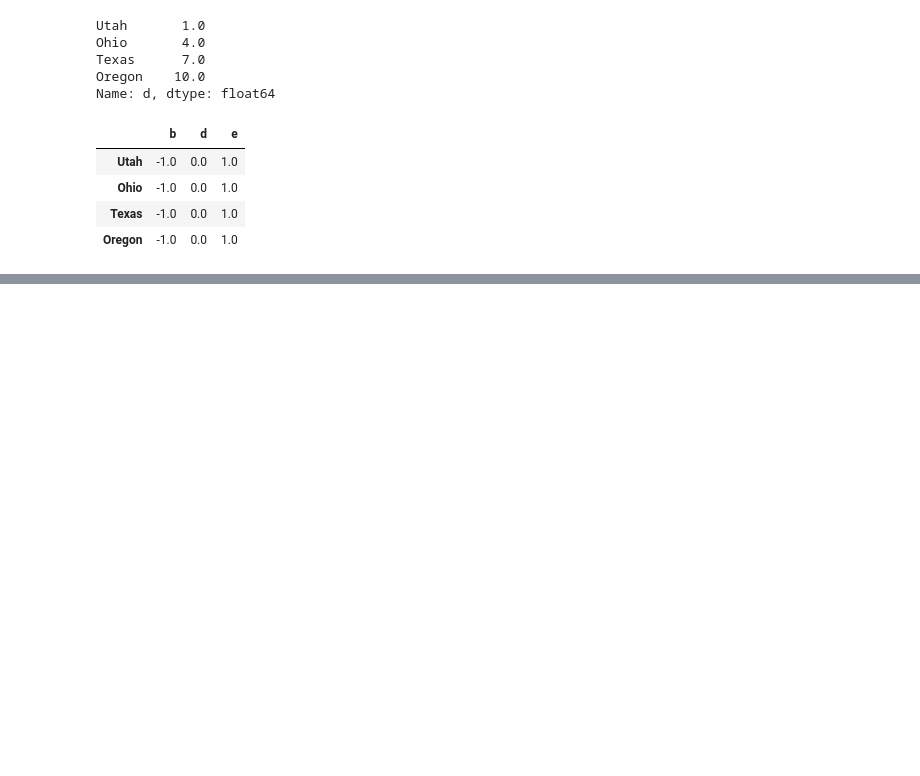
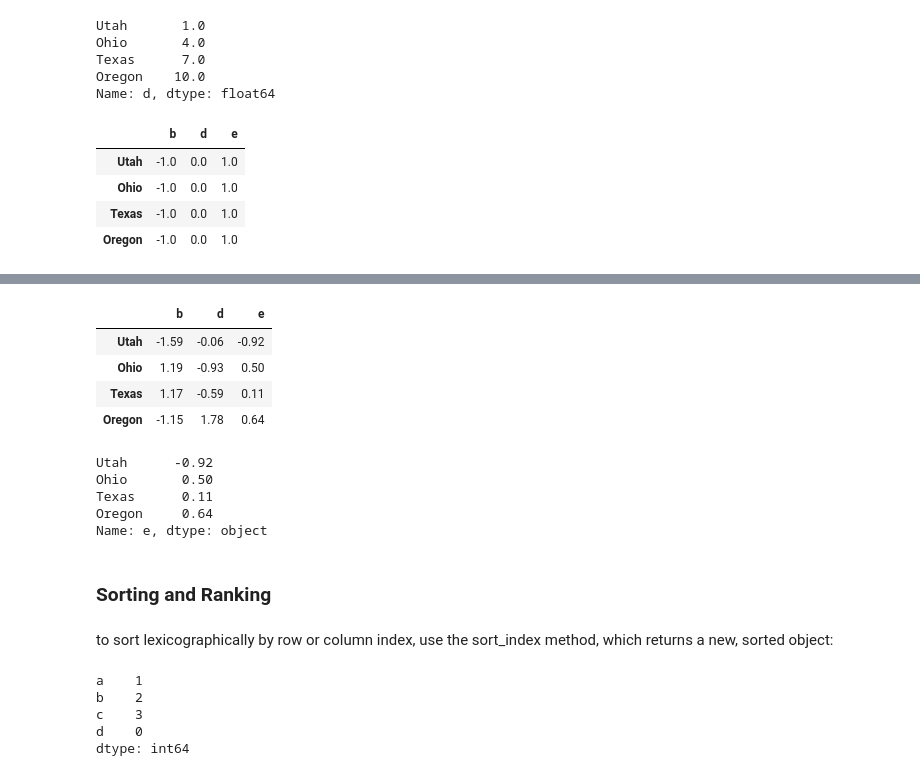
Before and after one commit to kbutalep/WesCh5, a Jupyter notebook: Chapter5WorkAlong.ipynb, the cells around one changed output, grey strips where cells are left out. Saved outputs shown, nothing was run; the diff lists cells and outputs as text; code cells hidden in the pictures; blank space fills up the shorter version.

```diff
--- a/Chapter5WorkAlong.ipynb
+++ b/Chapter5WorkAlong.ipynb
@@ -1125,0 +1176,22 @@ frame.sub(series3, axis='index')
+# %%
+format = lambda x: '%.2f' % x
+# %%
+frame.applymap(format)
+# %% [output]
+|  | b | d | e |
+| Utah | -1.59 | -0.06 | -0.92 |
+| Ohio | 1.19 | -0.93 | 0.50 |
+| Texas | 1.17 | -0.59 | 0.11 |
+| Oregon | -1.15 | 1.78 | 0.64 |
+# %%
+frame['e'].map(format)
+# %% [output]
+Utah      -0.92
+Ohio       0.50
+Texas      0.11
+Oregon     0.64
+Name: e, dtype: object
+# %% [markdown]
+### Sorting and Ranking
+# %% [markdown]
+to sort lexicographically by row or column index, use the sort_index method, which returns a new, sorted object:
@@ -1125,0 +1200,8 @@ frame.sub(series3, axis='index')
+# %%
+obj.sort_index()
+# %% [output]
+a    1
+b    2
+c    3
+d    0
+dtype: int64
```
Also changed, not shown: parts of 44 cells of this notebook.
